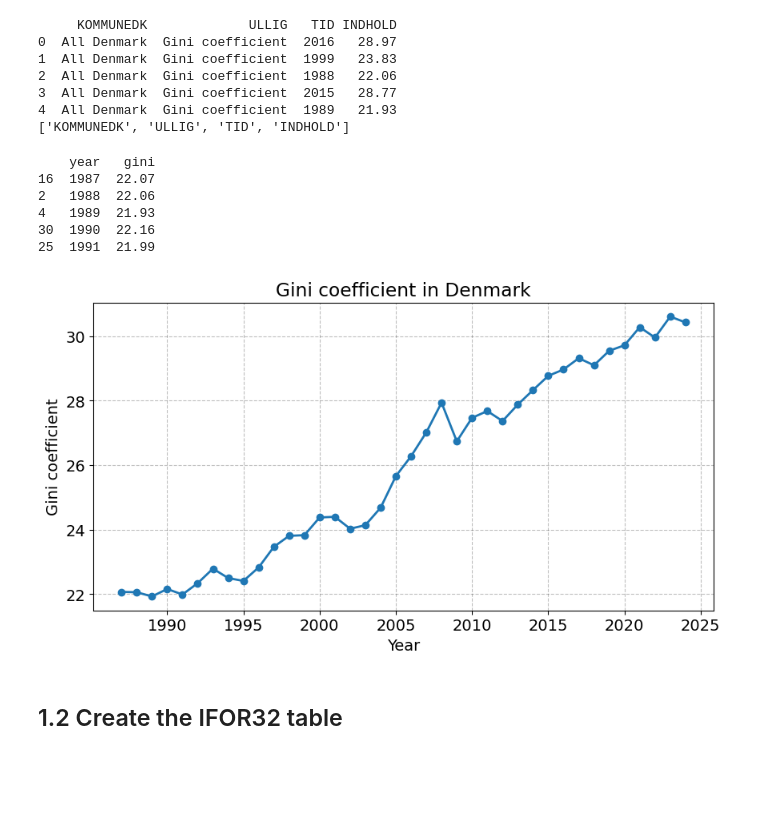
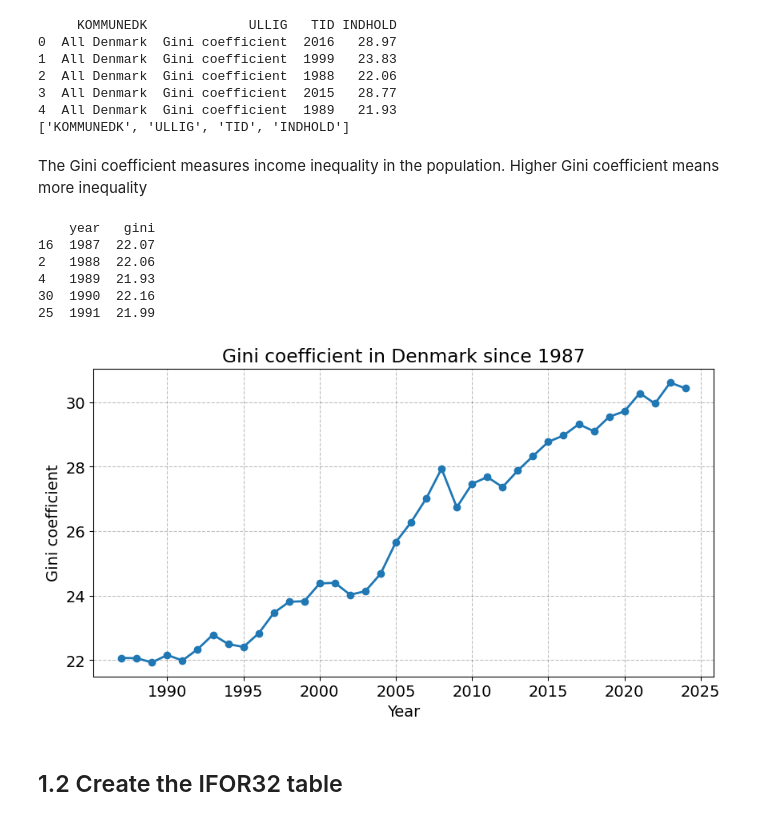
Before and after one commit to MathiasGabs/aflevering-1-, a Jupyter notebook: Dataproject1.2.ipynb, the cells around one changed output. Drawn from its saved outputs; the diff is of its cells as text; code cells hidden in the pictures; blank space fills up the shorter version.

```diff
--- a/Dataproject1.2.ipynb
+++ b/Dataproject1.2.ipynb
@@ -159,6 +159,8 @@ print(gini.columns.tolist())
 3  All Denmark  Gini coefficient  2015   28.77
 4  All Denmark  Gini coefficient  1989   21.93
 ['KOMMUNEDK', 'ULLIG', 'TID', 'INDHOLD']
+# %% [markdown]
+The Gini coefficient measures income inequality in the population. Higher Gini coefficient means more inequality
 # %%
 # 1. Rename the two columns
 gini = gini.rename(columns={
@@ -185,20 +187,20 @@ print(gini[['year', 'gini']].head())
 # %%
 fig, ax = plt.subplots(figsize=(10, 5))
 
 ax.plot(
     gini["year"],
     gini["gini"],
     marker="o",
     linewidth=2
 )
 
-ax.set_title("Gini coefficient in Denmark")
+ax.set_title("Gini coefficient in Denmark since 1987")
 ax.set_xlabel("Year")
 ax.set_ylabel("Gini coefficient")
 
 plt.show()
 # %% [output]
-[figure, old version]
+[figure, new version]
 # %% [markdown]
 ## 1.2 Create the IFOR32 table
 # %%
```
Also changed, not shown: parts of 15 cells of this notebook.
